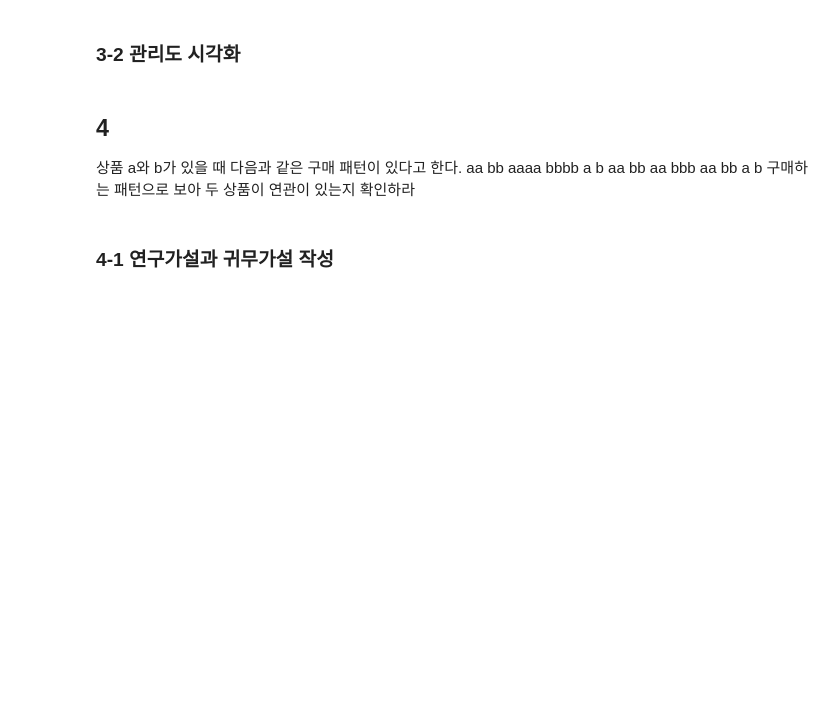
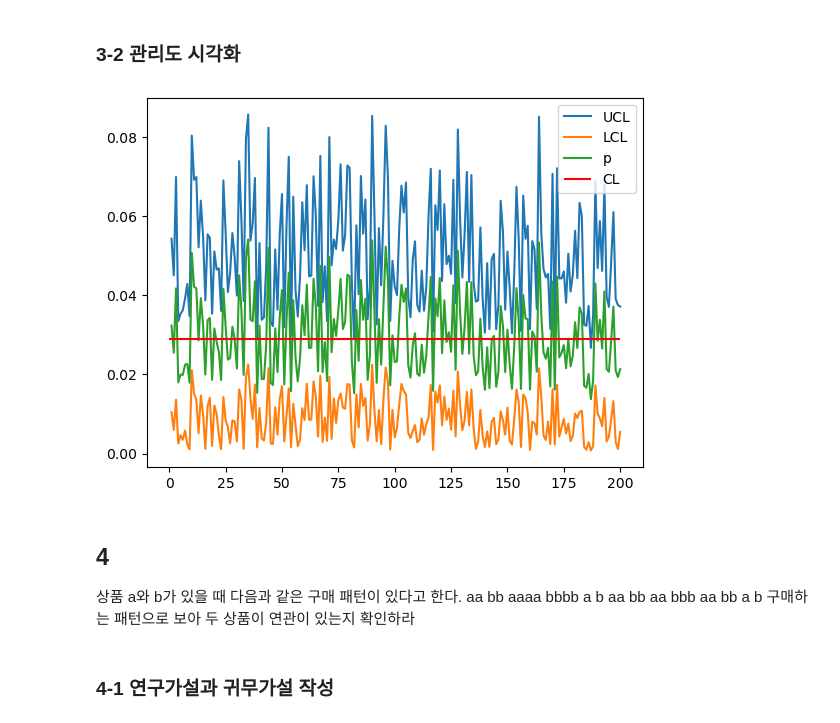
Before and after one commit to Junoflows/ADP, a Jupyter notebook: 문제/ADP_22회_기출.ipynb, the cells around one changed output. Drawn from its saved outputs; the diff is of its cells as text; code cells hidden in the pictures; blank space fills up the shorter version.

```diff
--- a/문제/ADP_22회_기출.ipynb
+++ b/문제/ADP_22회_기출.ipynb
@@ -50,0 +483,5 @@ Lot별 200개에 대한 불량 제품 수량 데이터(변수 2개 - lot번호,
+# %%
+import pandas as pd
+df = pd.read_csv('https://raw.githubusercontent.com/ADPclass/ADP_book_ver01/main/data/lot_quality.csv')
+df = df.set_index('lot')
+df
@@ -52,0 +513,10 @@ Lot별 200개에 대한 불량 제품 수량 데이터(변수 2개 - lot번호,
+# %%
+df['p'] = df['불량수량'] / df['생산수량']
+cl = sum(df['불량수량']) / sum(df['생산수량'])
+
+df['ucl'] = df['p'] + 3 * np.sqrt((df['p'] * (1 - df['p'])) / df['생산수량'])
+df['lcl'] = df['p'] - 3 * np.sqrt((df['p'] * (1 - df['p'])) / df['생산수량'])
+
+print('CL :', cl)
+
+df
@@ -53,5 +539,14 @@ Lot별 200개에 대한 불량 제품 수량 데이터(변수 2개 - lot번호,
 # %% [markdown]
 ### 3-2 관리도 시각화
+# %%
+plt.plot(df['ucl'])
+plt.plot(df['lcl'])
+plt.plot(df['p'])
+plt.hlines(cl, 0, 200, color = 'r')
+plt.legend(['UCL', 'LCL', 'p', 'CL'])
+plt.show()
+# %% [output]
+[figure, added]
 # %% [markdown]
 ## 4
 상품 a와 b가 있을 때 다음과 같은 구매 패턴이 있다고 한다. aa bb aaaa bbbb a b aa bb aa bbb aa bb a b 구매하는 패턴으로 보아 두 상품이 연관이 있는지 확인하라
```
Also changed, not shown: parts of 45 cells of this notebook, 1 other file.
